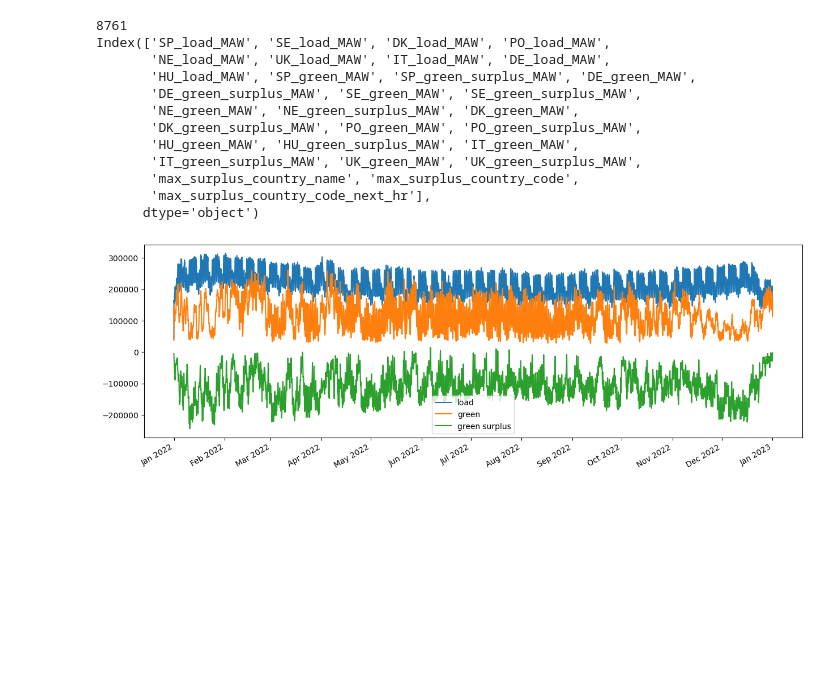
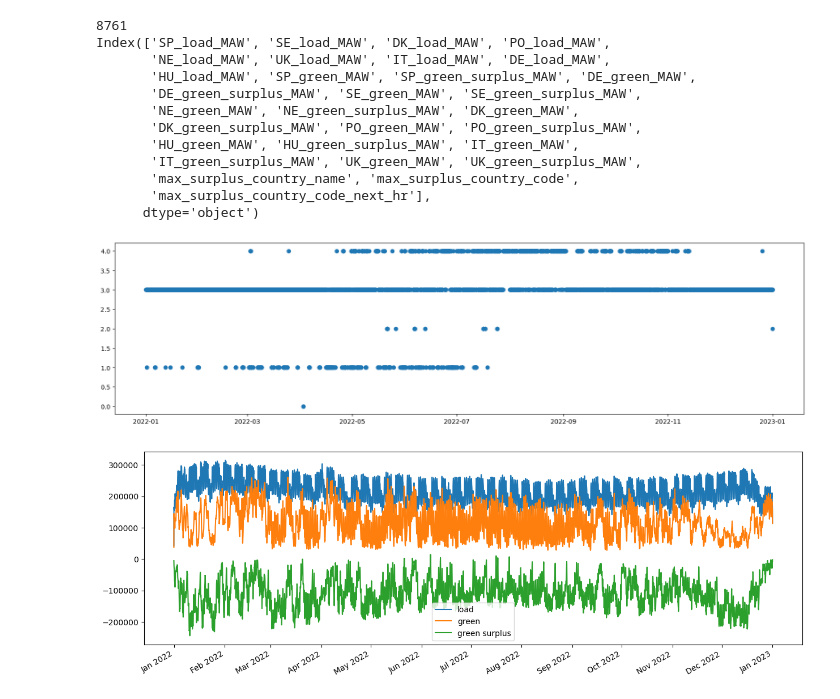
Before and after one commit to hikotei/2023_11_18-SE-Europe-Data_Challenge, a Jupyter notebook: 2023_11_20 data analysis.ipynb, the cells around one changed output. Saved outputs shown, nothing was run; the diff lists cells and outputs as text; code cells hidden in the pictures; blank space fills up the shorter version.

```diff
--- a/2023_11_20 data analysis.ipynb
+++ b/2023_11_20 data analysis.ipynb
@@ -33,11 +33,8 @@ Index(['SP_load_MAW', 'DE_B09_MAW', 'DE_B20_MAW', 'SE_load_MAW', 'NE_B20_MAW',
        'max_surplus_country_code', 'max_surplus_country_code_next_hr'],
       dtype='object', length=135)
 # %%
-relevant_cols = ['timestamp'] + [col for col in df_main.columns if ('load' in col or 'green' in col or 'surplus' in col)]
+relevant_cols = [col for col in df_main.columns if ('load' in col or 'green' in col or 'surplus' in col)]
 df_simp = df_main[relevant_cols]
-
-df_simp.set_index('timestamp', inplace=True)
-df_simp.index = pd.to_datetime(df_simp.index)
 
 print(len(df_simp))
 print(df_simp.columns)
@@ -54,6 +51,12 @@ Index(['SP_load_MAW', 'SE_load_MAW', 'DK_load_MAW', 'PO_load_MAW',
        'max_surplus_country_name', 'max_surplus_country_code',
        'max_surplus_country_code_next_hr'],
       dtype='object')
+# %%
+plt.figure(figsize=(20,5))
+plt.scatter(df_simp.index, df_simp['max_surplus_country_code'])
+plt.show()
+# %% [output]
+[figure, added]
 # %%
 plt.figure(figsize=(15,5))
 
```
Also changed, not shown: parts of 9 cells of this notebook, 1 other file.
